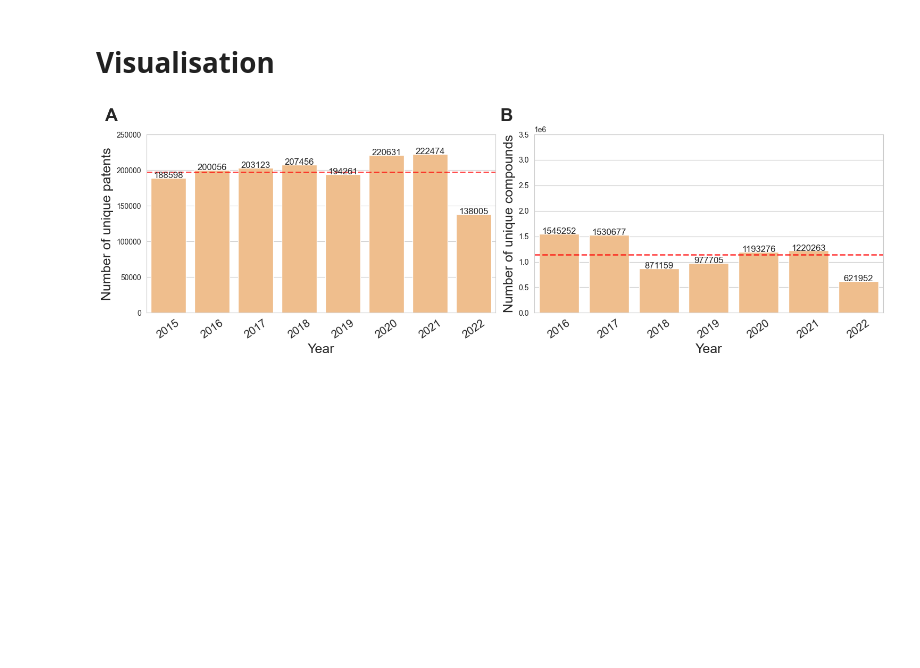
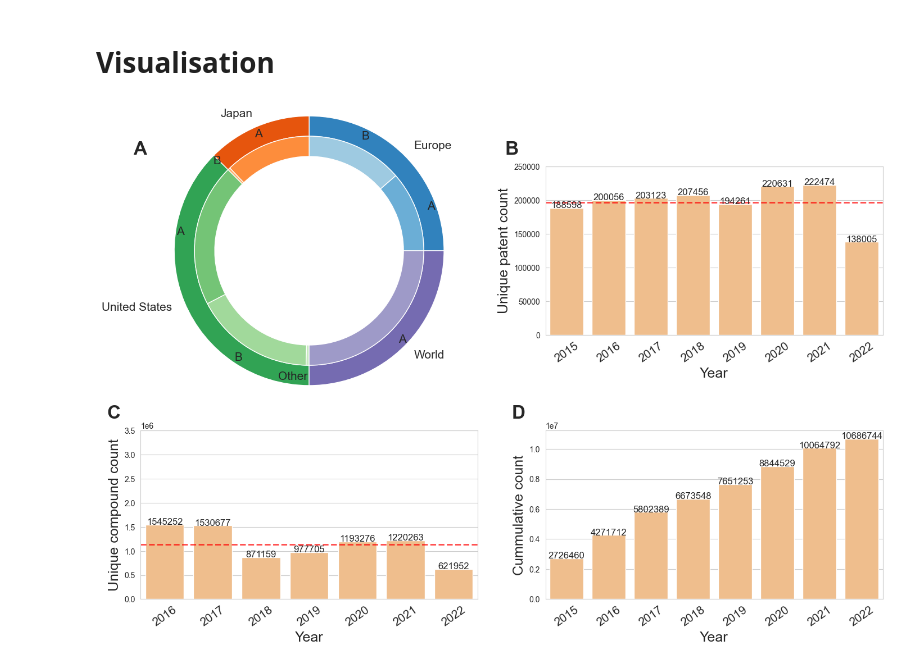
Before and after one commit to Fraunhofer-ITMP/patent-clinical-candidate-characteristics, a Jupyter notebook: notebooks/3_0_1_data_distribution.ipynb, the cells around one changed output. Cells and saved outputs as stored; diff of their text form; code cells hidden in the pictures; blank space fills up the shorter version.

Commit message:
add cummulative dara counts

```diff
--- a/notebooks/3_0_1_data_distribution.ipynb
+++ b/notebooks/3_0_1_data_distribution.ipynb
@@ -106,16 +154,72 @@ compound_count_df
+# %%
+patent_type_counter_df = []
+
+for i, j_dict in patent_type_counts.items():
+    for j, k in j_dict.items():
+        patent_type_counter_df.append({
+            "country": i,
+            "patent_type": j,
+            "count": k
+        })
+
+patent_type_counter_df = pd.DataFrame(patent_type_counter_df)
+k = patent_type_counter_df.pivot_table('count', ['country', 'patent_type'])
 # %% [markdown]
 # Visualisation
 # %%
 sns.set_style("whitegrid")
 # %%
-plt.figure(figsize=(15, 5))
+plt.figure(figsize=(15, 10))
+
+plt.subplot(2, 2, 1)
+labels = ['Europe','Japan','United States','World']
+inner_labels = ["A", "B", "A", "B", "A", "B", "Other", "A"]
+vals = k['count']
+group_sum = k.groupby('country')['count'].sum()
 patent_count_avg = patent_count_df["patent_count"].mean()
 
-plt.subplot(1, 2, 1)
+cmap = plt.colormaps["tab20c"]
+outer_colors = cmap(np.arange(4)*4)
+inner_colors = cmap([
+    1, 2, # EP
+    5, 6, # JP
+    9, 10, 11, # US
+    13, 14, # WO
+]
+)
+
+plt.pie(group_sum,
+    radius=2,
+    colors=outer_colors,
+    labels=labels,
+    textprops={'fontsize': 15},
+    wedgeprops=dict(width=0.3, edgecolor='w')
+)
+
+plt.pie(vals,
+    radius=2-0.3,
+    colors=inner_colors,
+    labels=inner_labels,
+    textprops={'fontsize': 15},
+    wedgeprops=dict(width=0.3, edgecolor='w')
+)
+
+plt.text(
+    -0.5,
+    1.1,
+    string.ascii_uppercase[0],
+    size=24,
+    weight="bold",
+    horizontalalignment="center",
+    verticalalignment="center",
+    transform=plt.gca().transAxes,
+)
+
+plt.subplot(2, 2, 2)
 ax1 = sns.barplot(data=patent_count_df, x="year", y="patent_count", color="#ffbe7d")
 ax1.axhline(patent_count_avg, linewidth=2, color="r", linestyle="--", alpha=0.7)
 plt.xlabel("Year", fontsize=18)
-plt.ylabel("Number of unique patents", fontsize=18)
+plt.ylabel("Unique patent count", fontsize=18)
 plt.xticks(rotation=35, fontsize=15)
 plt.ylim(top=250000)
 
@@ -129,7 +233,7 @@ for p in ax1.patches:
 plt.text(
     -0.1,
     1.1,
-    string.ascii_uppercase[0],
+    string.ascii_uppercase[1],
     size=24,
     weight="bold",
     horizontalalignment="center",
@@ -139,38 +243,63 @@ plt.text(
 
 cpds_count_avg = compound_count_df["unique_compounds"].mean()
 
-plt.subplot(1, 2, 2)
+plt.subplot(2, 2, 3)
 ax2 = sns.barplot(
     data=compound_count_df, x="year", y="unique_compounds", color="#ffbe7d"
 )
 ax2.axhline(cpds_count_avg, linewidth=2, color="r", linestyle="--", alpha=0.7)
 plt.xlabel("Year", fontsize=18)
-plt.ylabel("Number of unique compounds", fontsize=18)
+plt.ylabel("Unique compound count", fontsize=18)
 plt.xticks(rotation=35, fontsize=15)
 plt.ylim(top=3500000)
 
 for p in ax2.patches:
     _x = p.get_x() + p.get_width() / 2
     _y = p.get_y() + p.get_height() + 50
     value = int(p.get_height())
     ax2.text(_x, _y, value, ha="center", fontsize=12)
 
 plt.text(
     -0.08,
     1.1,
-    string.ascii_uppercase[1],
+    string.ascii_uppercase[2],
+    size=24,
+    weight="bold",
+    horizontalalignment="center",
+    verticalalignment="center",
+    transform=plt.gca().transAxes,
+)
+
+plt.subplot(2, 2, 4)
+ax2 = sns.barplot(
+    data=cummulative_counts_df, x="year", y="unique_compounds", color="#ffbe7d"
+)
+plt.xlabel("Year", fontsize=18)
+plt.ylabel("Cummulative count", fontsize=18)
+plt.xticks(rotation=35, fontsize=15)
+
+for p in ax2.patches:
+    _x = p.get_x() + p.get_width() / 2
+    _y = p.get_y() + p.get_height() + 50
+    value = int(p.get_height())
+    ax2.text(_x, _y, value, ha="center", fontsize=12)
+
+plt.text(
+    -0.08,
+    1.1,
+    string.ascii_uppercase[3],
     size=24,
     weight="bold",
     horizontalalignment="center",
     verticalalignment="center",
     transform=plt.gca().transAxes,
 )
 
 plt.tight_layout()
 plt.savefig(f"{FIG_DIR}/figure_1.png", dpi=400)
 plt.show()
 # %% [output]
-[figure, old version]
+[figure, new version]
 # %%
 plt.figure(figsize=(10, 5))
 ax = sns.barplot(
```
Also changed, not shown: parts of 6 cells of this notebook, 1 other file.
